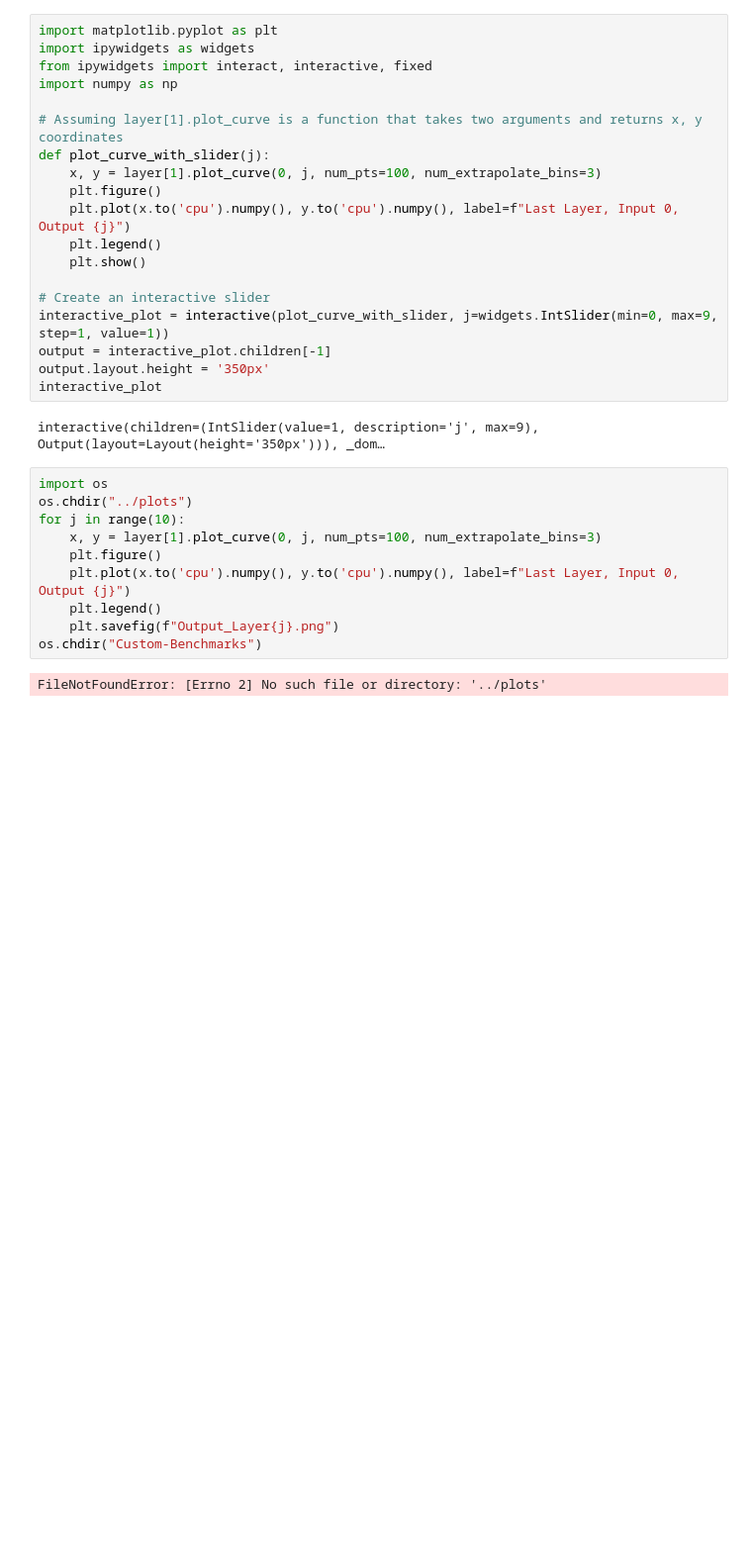
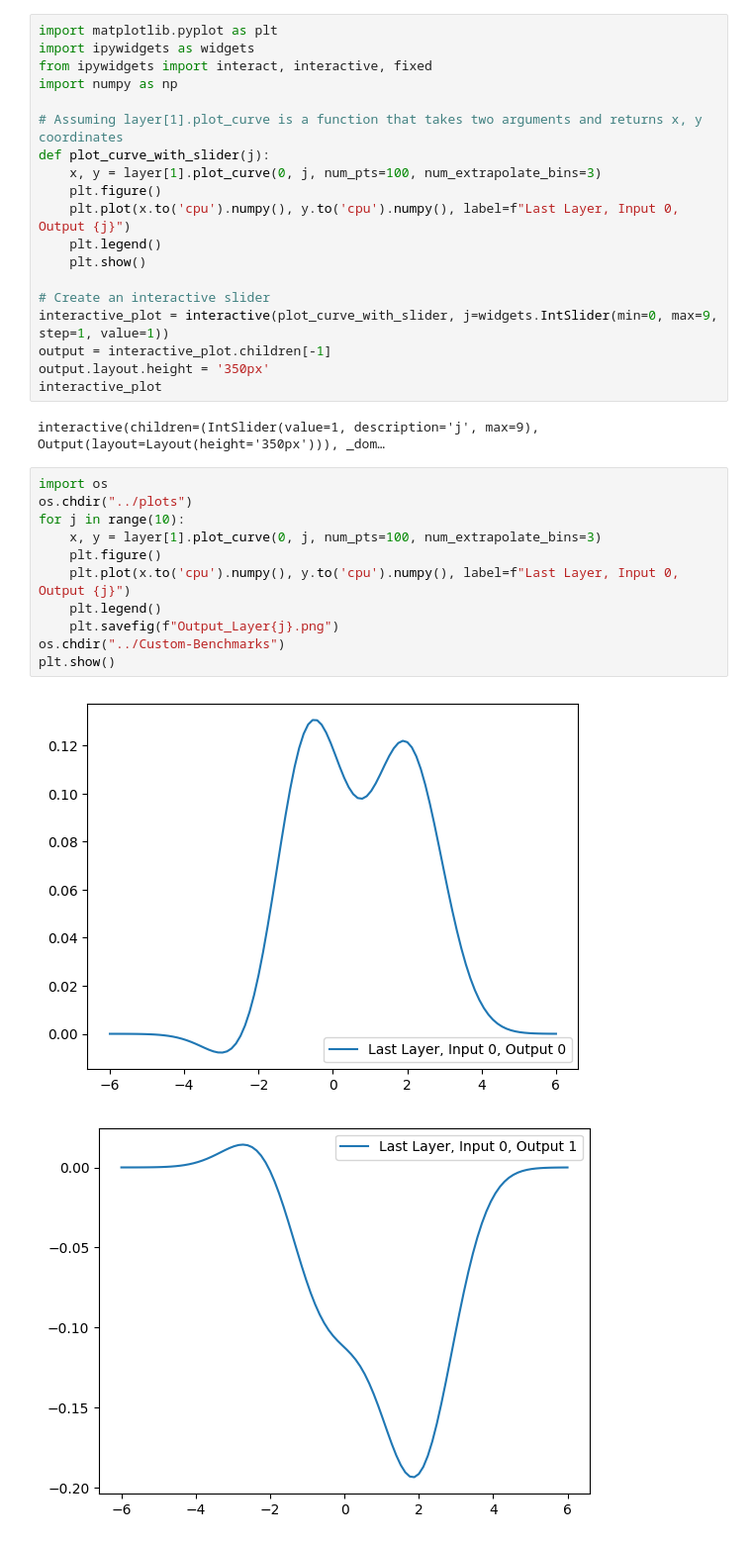
Before and after one commit to harris2001/KAN-T-Forget, a Jupyter notebook: Custom-Benchmarks/target_output_KAN.ipynb, the cells around one changed output. Shown: that part at 99% size. Drawn from its saved outputs; the diff is of its cells as text; blank space fills up the shorter version.

```diff
--- a/Custom-Benchmarks/target_output_KAN.ipynb
+++ b/Custom-Benchmarks/target_output_KAN.ipynb
@@ -197,12 +212,14 @@ interactive(children=(IntSlider(value=1, description='j', max=9), Output(layout=
 # %%
 import os
 os.chdir("../plots")
 for j in range(10):
     x, y = layer[1].plot_curve(0, j, num_pts=100, num_extrapolate_bins=3)
     plt.figure()
     plt.plot(x.to('cpu').numpy(), y.to('cpu').numpy(), label=f"Last Layer, Input 0, Output {j}")
     plt.legend()
     plt.savefig(f"Output_Layer{j}.png")
-os.chdir("Custom-Benchmarks")
+os.chdir("../Custom-Benchmarks")
+plt.show()
 # %% [output]
-FileNotFoundError: [Errno 2] No such file or directory: '../plots'
+[figure, added]
+[figure, added]
```
Also changed, not shown: parts of 2 cells of this notebook, 1 other file.
